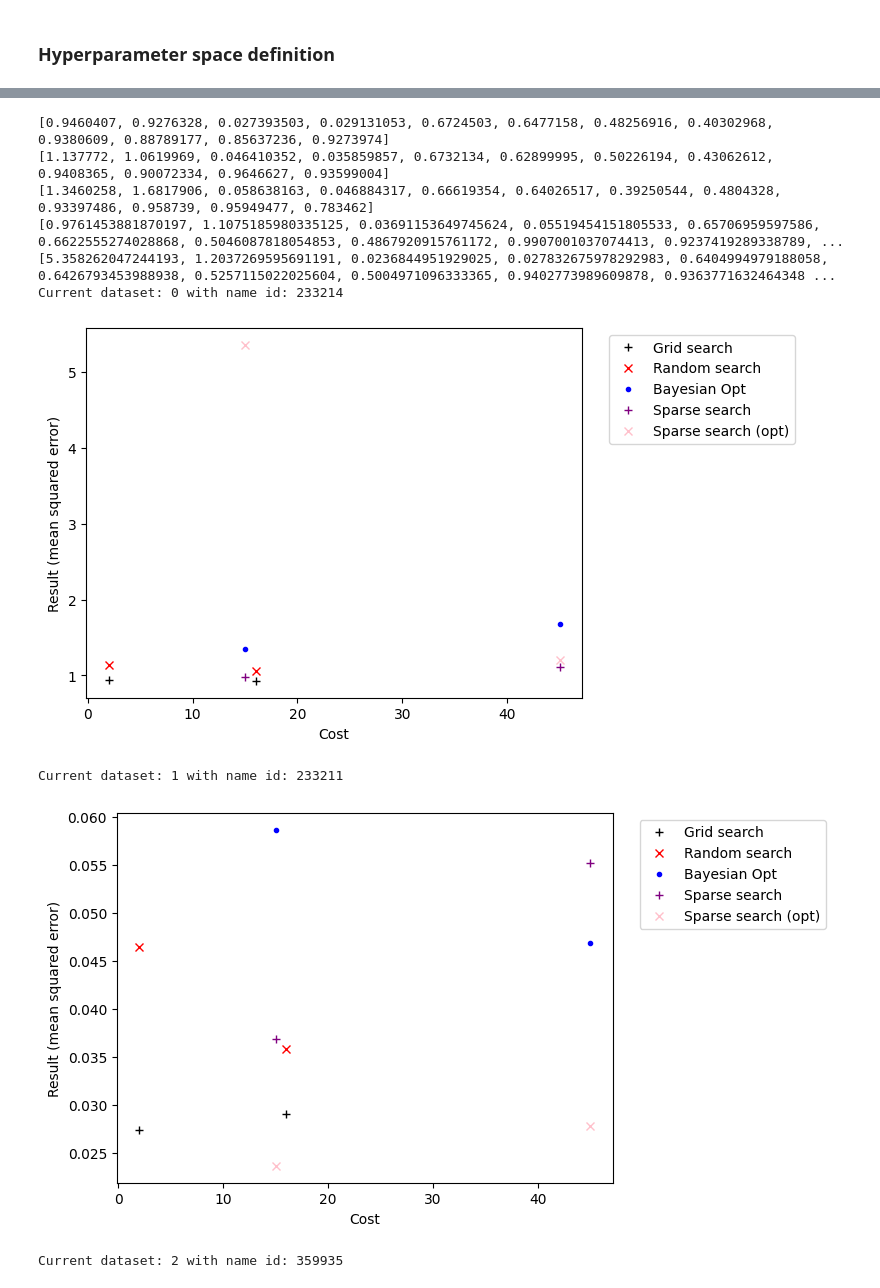
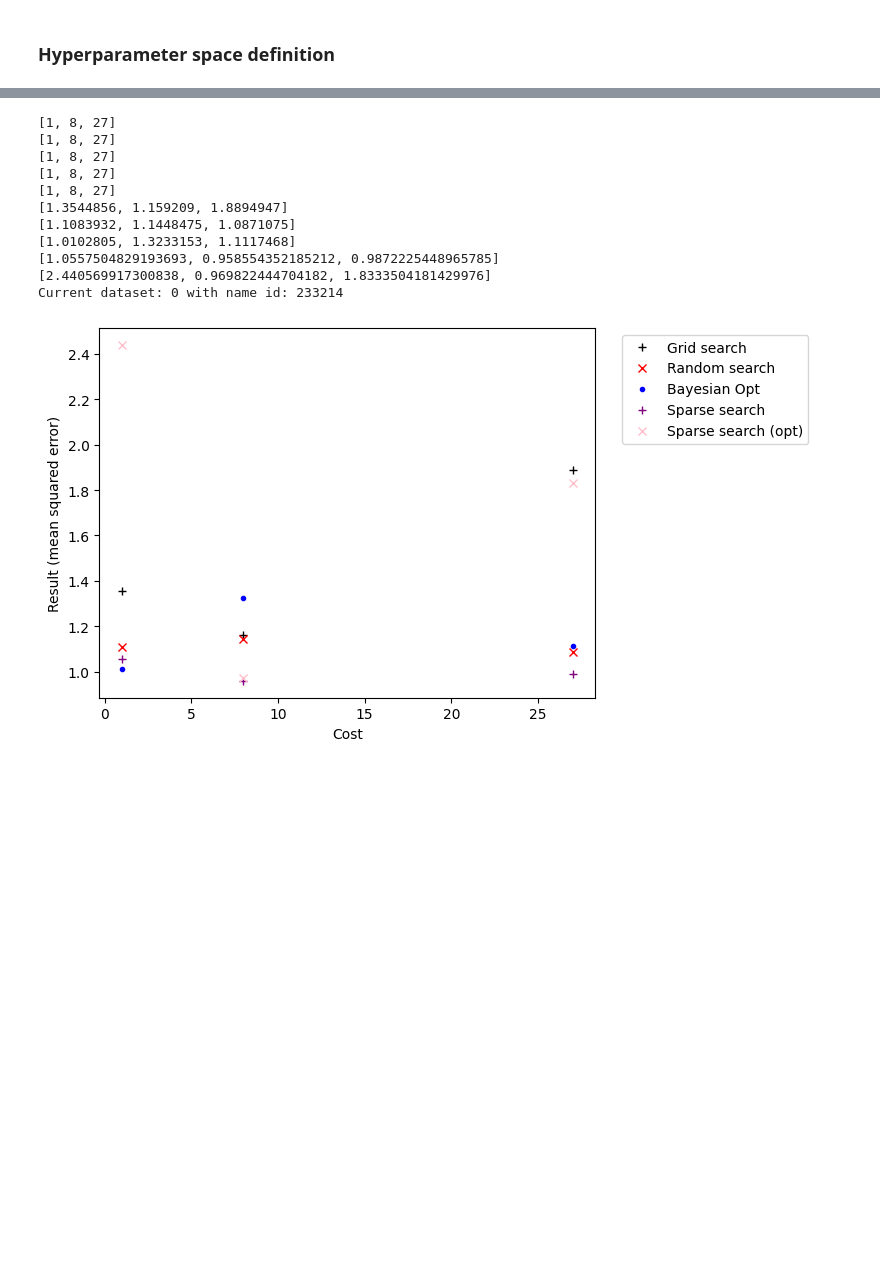
Before and after one commit to Muxlll/Masterarbeit, a Jupyter notebook: Code/Baseline.ipynb, the cells around one changed output, grey strips where cells are left out. Cells and saved outputs as stored; diff of their text form; code cells hidden in the pictures; blank space fills up the shorter version.

```diff
--- a/Code/Baseline.ipynb
+++ b/Code/Baseline.ipynb
@@ -42,11 +42,11 @@ def to_standard(lower, upper, value):
 def from_standard(lower, upper, value):
     return value*(upper-lower)+lower
 
-VERBOSE = 0
-CV = 2
+VERBOSE = 1
+CV = [(slice(None), slice(None))]
 TESTING = False
 
-ITER = 2
+ITER = 3
 
 DATASETS = []
 
@@ -69,10 +65,10 @@ To enable the following instructions: AVX2 FMA, in other operations, rebuild Ten
 ### Hyperparameter space definition
 # %%
 hyperparameterspace = {
-    'loss': ["list", 'mean_absolute_error', 'mean_squared_error'],
-    'epochs': ["interval-int", 1, 40],
+    #'loss': ["list", 'mean_absolute_error', 'mean_squared_error'],
+    'epochs': ["interval-int", 1, 10],
     'batch_size': ["interval-int", 40, 160],
-    'optimizer__learning_rate': ["interval-log", 0.0000001, 0.001]
+    'optimizer__learning_rate': ["interval-log", 0.0000001, 0.01]
 }
 
 hyperparameterspace_special = {}
@@ -433,32 +311,39 @@ Done in 0ms.
 # %%
+print(GRID_COST)
+print(RANDOM_COST)
+print(BAYESIAN_COST)
+print(SPARSE_COST)
+print(SPARSE_COST)
 print(GRID_RESULT)
 print(RANDOM_RESULT)
 print(BAYESIAN_RESULT)
 print(SPARSE_RESULT)
 print(SPARSE_RESULT_OPTIMIZED)
 count = 0
-for i in range(valid_datasets):
+for i in range(len(ids)):
     print("Current dataset:", i, "with name id:", ids[i])
     for j in range(ITER):
         plt.plot(GRID_COST[count], GRID_RESULT[count], '+', color='black')
         plt.plot(RANDOM_COST[count], RANDOM_RESULT[count], 'x', color='red')
         plt.plot(BAYESIAN_COST[count], BAYESIAN_RESULT[count], '.', color='blue')
         plt.plot(SPARSE_COST[count], SPARSE_RESULT[count], '+', color='purple')
         plt.plot(SPARSE_COST_OPTIMIZED[count], SPARSE_RESULT_OPTIMIZED[count], 'x', color='pink')
         plt.xlabel("Cost")
         plt.ylabel("Result (mean squared error)")
         #plt.yscale("log")
         plt.legend(["Grid search", "Random search", "Bayesian Opt", "Sparse search", "Sparse search (opt)"], bbox_to_anchor=(1.04, 1), loc="upper left")
         count += 1
     plt.show()
 # %% [output]
-[0.9460407, 0.9276328, 0.027393503, 0.029131053, 0.6724503, 0.6477158, 0.48256916, 0.40302968, 0.9380609, 0.88789177, 0.85637236, 0.9273974]
-[1.137772, 1.0619969, 0.046410352, 0.035859857, 0.6732134, 0.62899995, 0.50226194, 0.43062612, 0.9408365, 0.90072334, 0.9646627, 0.93599004]
-[1.3460258, 1.6817906, 0.058638163, 0.046884317, 0.66619354, 0.64026517, 0.39250544, 0.4804328, 0.93397486, 0.958739, 0.95949477, 0.783462]
-[0.9761453881870197, 1.1075185980335125, 0.03691153649745624, 0.05519454151805533, 0.65706959597586, 0.6622555274028868, 0.5046087818054853, 0.4867920915761172, 0.9907001037074413, 0.9237419289338789, ...
-[5.358262047244193, 1.2037269595691191, 0.0236844951929025, 0.027832675978292983, 0.6404994979188058, 0.6426793453988938, 0.5257115022025604, 0.5004971096333365, 0.9402773989609878, 0.9363771632464348 ...
+[1, 8, 27]
+[1, 8, 27]
+[1, 8, 27]
+[1, 8, 27]
+[1, 8, 27]
+[1.3544856, 1.159209, 1.8894947]
+[1.1083932, 1.1448475, 1.0871075]
+[1.0102805, 1.3233153, 1.1117468]
+[1.0557504829193693, 0.958554352185212, 0.9872225448965785]
+[2.440569917300838, 0.969822444704182, 1.8333504181429976]
 Current dataset: 0 with name id: 233214
-[figure, old version]
+[figure, new version]
-Current dataset: 1 with name id: 233211
-[figure, removed]
-Current dataset: 2 with name id: 359935
```
Also changed, not shown: parts of 4 cells of this notebook, 2 other files.
